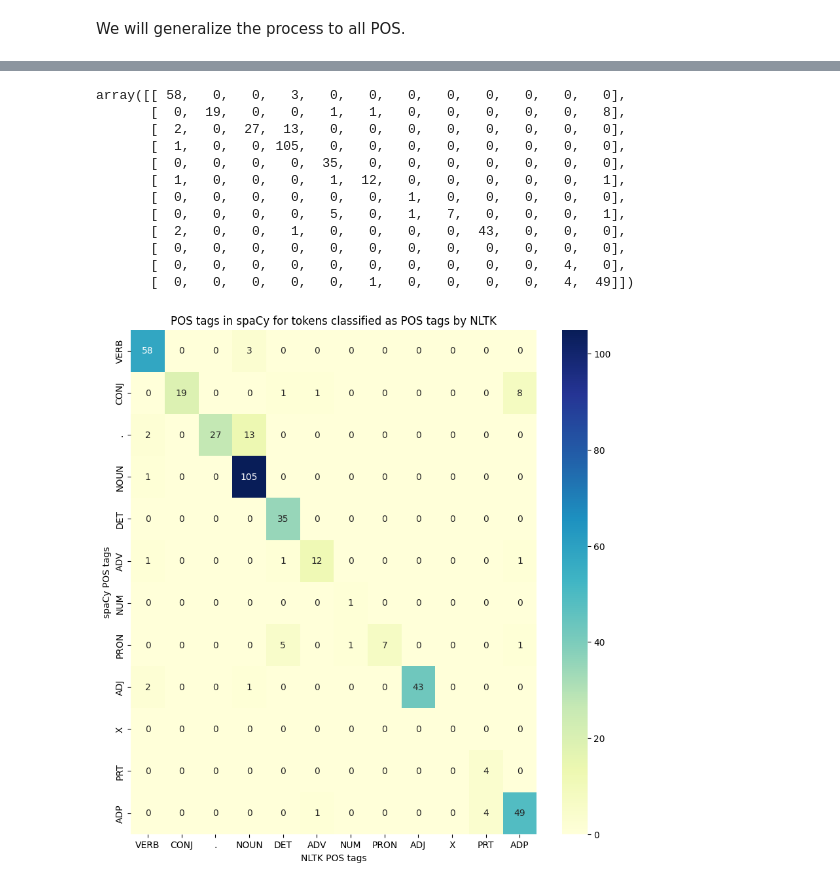
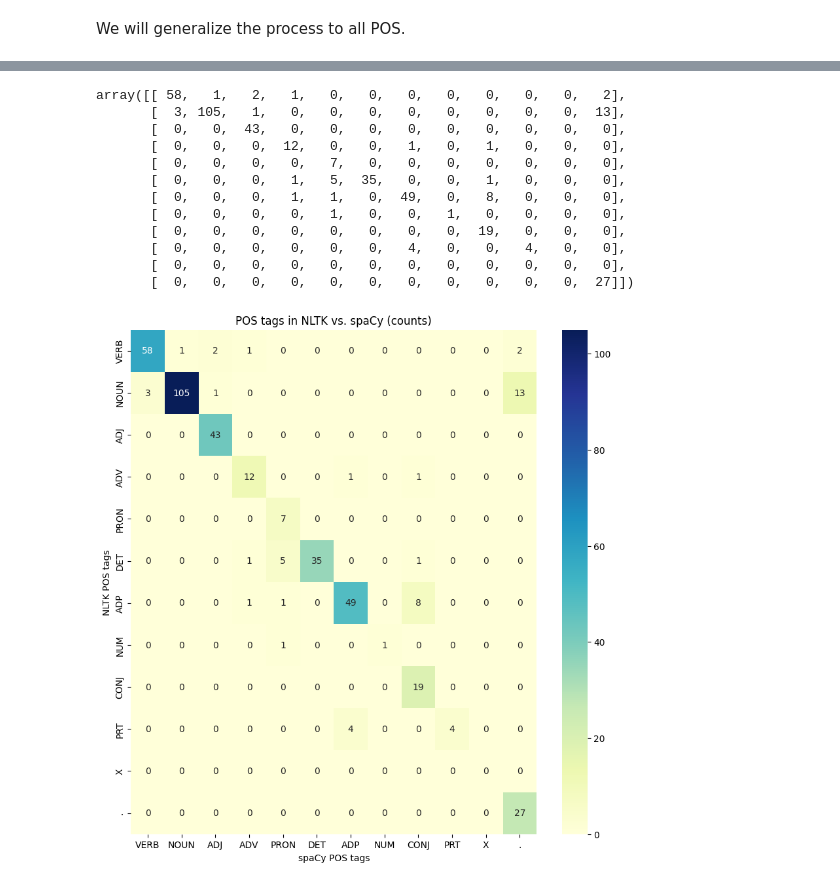
Before and after one commit to ClementineBleuze/M1-NLP-DataScience-Project, a Jupyter notebook: code/part2/2-3-tokenization-and-POS-tagging.ipynb, the cells around one changed output, grey strips where cells are left out. Drawn from its saved outputs; the diff is of its cells as text; code cells hidden in the pictures.

```diff
--- a/code/part2/2-3-tokenization-and-POS-tagging.ipynb
+++ b/code/part2/2-3-tokenization-and-POS-tagging.ipynb
@@ -634,3 +635,5 @@ print(UPOS)
+# %%
+UPOS = ["VERB", "NOUN", "ADJ", "ADV", "PRON", "DET", "ADP", "NUM", "CONJ", "PRT", "X", "."]
 # %% [markdown]
 A first intuition with NLTK's verbs: for each sentence, we will collect NLTK's verbs, and retrieve their distribution in spaCy's tokens.
 # %%
@@ -796,33 +799,34 @@ nltk_to_spacy_sum
 # %%
 # create an array
 ar = np.array(nltk_to_spacy_sum.loc["as_array"].tolist())
+
 ar
 # %% [output]
-array([[ 58,   0,   0,   3,   0,   0,   0,   0,   0,   0,   0,   0],
-       [  0,  19,   0,   0,   1,   1,   0,   0,   0,   0,   0,   8],
-       [  2,   0,  27,  13,   0,   0,   0,   0,   0,   0,   0,   0],
-       [  1,   0,   0, 105,   0,   0,   0,   0,   0,   0,   0,   0],
-       [  0,   0,   0,   0,  35,   0,   0,   0,   0,   0,   0,   0],
-       [  1,   0,   0,   0,   1,  12,   0,   0,   0,   0,   0,   1],
-       [  0,   0,   0,   0,   0,   0,   1,   0,   0,   0,   0,   0],
-       [  0,   0,   0,   0,   5,   0,   1,   7,   0,   0,   0,   1],
-       [  2,   0,   0,   1,   0,   0,   0,   0,  43,   0,   0,   0],
+array([[ 58,   1,   2,   1,   0,   0,   0,   0,   0,   0,   0,   2],
+       [  3, 105,   1,   0,   0,   0,   0,   0,   0,   0,   0,  13],
+       [  0,   0,  43,   0,   0,   0,   0,   0,   0,   0,   0,   0],
+       [  0,   0,   0,  12,   0,   0,   1,   0,   1,   0,   0,   0],
+       [  0,   0,   0,   0,   7,   0,   0,   0,   0,   0,   0,   0],
+       [  0,   0,   0,   1,   5,  35,   0,   0,   1,   0,   0,   0],
+       [  0,   0,   0,   1,   1,   0,  49,   0,   8,   0,   0,   0],
+       [  0,   0,   0,   0,   1,   0,   0,   1,   0,   0,   0,   0],
+       [  0,   0,   0,   0,   0,   0,   0,   0,  19,   0,   0,   0],
+       [  0,   0,   0,   0,   0,   0,   4,   0,   0,   4,   0,   0],
        [  0,   0,   0,   0,   0,   0,   0,   0,   0,   0,   0,   0],
-       [  0,   0,   0,   0,   0,   0,   0,   0,   0,   0,   4,   0],
-       [  0,   0,   0,   0,   0,   1,   0,   0,   0,   0,   4,  49]])
+       [  0,   0,   0,   0,   0,   0,   0,   0,   0,   0,   0,  27]])
 # %%
 # create a matrix out of nltk_to_spacy_sum
 nltk_to_spacy_sum_matrix = ar
 
 # print the matrix as a heatmap
 fig, ax = plt.subplots(figsize=(10, 10))
 ax = sns.heatmap(nltk_to_spacy_sum_matrix, annot=True, fmt="d", cmap="YlGnBu", ax=ax)
-ax.set_title("POS tags in spaCy for tokens classified as POS tags by NLTK")
-ax.set_xlabel("NLTK POS tags")
-ax.set_ylabel("spaCy POS tags")
+ax.set_title("POS tags in NLTK vs. spaCy (counts)")
+ax.set_ylabel("NLTK POS tags")
+ax.set_xlabel("spaCy POS tags")
 ax.set_xticklabels(UPOS)
 ax.set_yticklabels(UPOS)
 plt.savefig("../../data/plots/nltk-to-spacy-pos-tags.png")
 plt.show()
 # %% [output]
-[figure, old version]
+[figure, new version]
```
Also changed, not shown: parts of 37 cells of this notebook, 6 other files.
